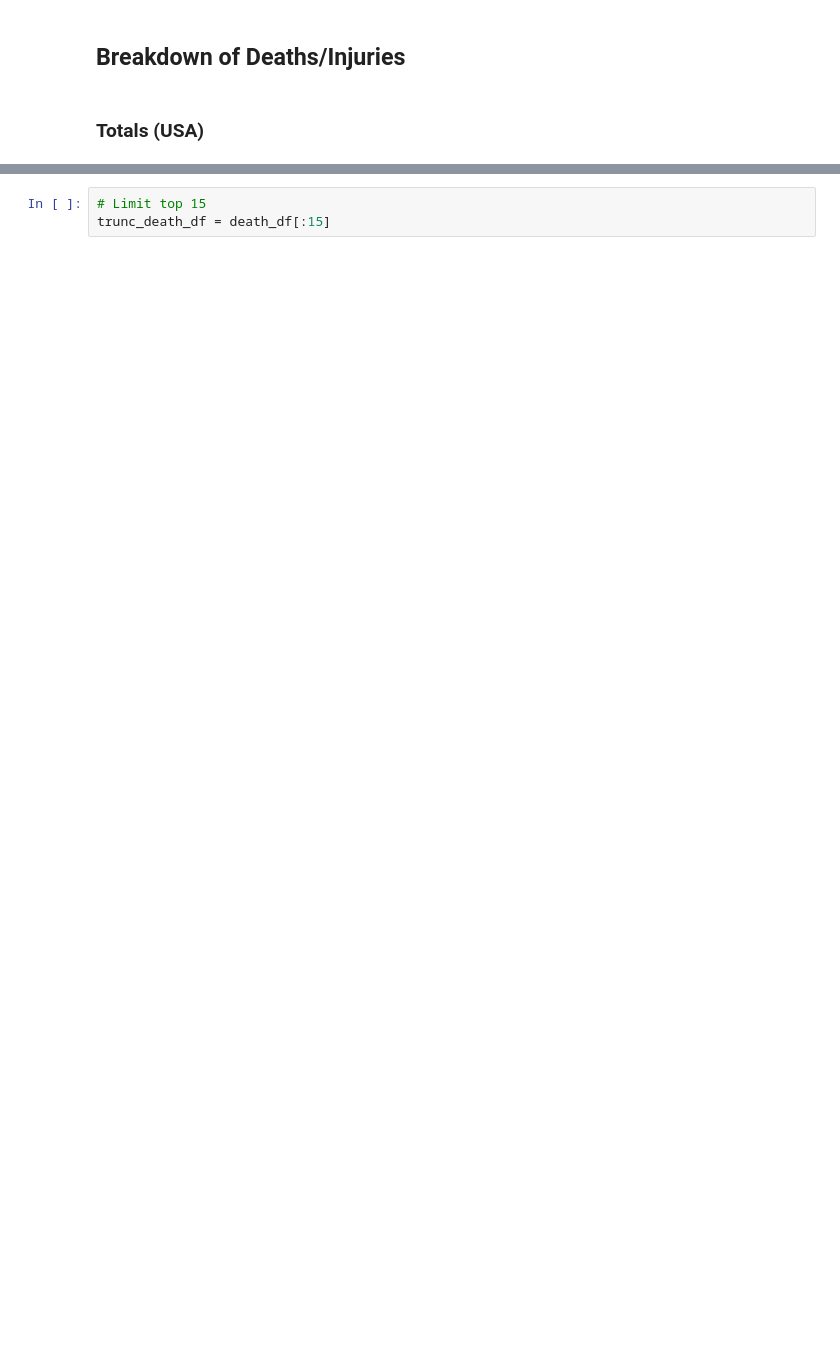
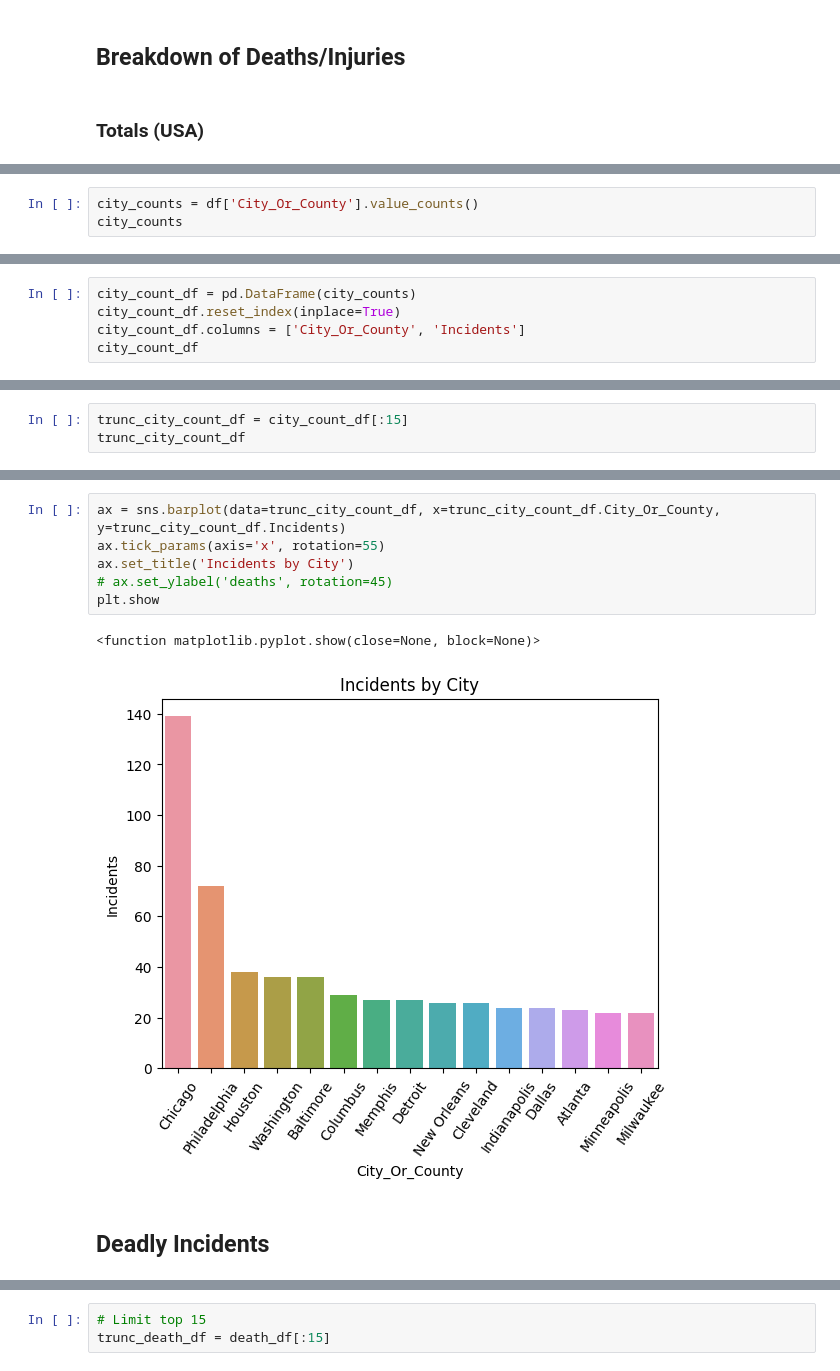
Before and after one commit to Tyton25/Event_Analysis, a Jupyter notebook: mass_gv_stats.ipynb, the cells around one changed output, grey strips where cells are left out. Saved outputs shown, nothing was run; the diff lists cells and outputs as text; blank space fills up the shorter version.

```diff
--- a/mass_gv_stats.ipynb
+++ b/mass_gv_stats.ipynb
@@ -255,0 +258,3 @@ df['Suspects_Arrested'].sum()
+# %%
+city_counts = df['City_Or_County'].value_counts()
+city_counts
@@ -255,0 +274,5 @@ df['Suspects_Arrested'].sum()
+# %%
+city_count_df = pd.DataFrame(city_counts)
+city_count_df.reset_index(inplace=True)
+city_count_df.columns = ['City_Or_County', 'Incidents']
+city_count_df
@@ -255,0 +293,3 @@ df['Suspects_Arrested'].sum()
+# %%
+trunc_city_count_df = city_count_df[:15]
+trunc_city_count_df
@@ -256,3 +313,14 @@ df['Suspects_Arrested'].sum()
+# %%
+ax = sns.barplot(data=trunc_city_count_df, x=trunc_city_count_df.City_Or_County, y=trunc_city_count_df.Incidents)
+ax.tick_params(axis='x', rotation=55)
+ax.set_title('Incidents by City')
+# ax.set_ylabel('deaths', rotation=45)
+plt.show
+# %% [output]
+<function matplotlib.pyplot.show(close=None, block=None)>
+[figure, added]
+# %% [markdown]
+## Deadly Incidents
 # %%
 deadly_df = df[df['Victims_Killed'] > 0]
 deadly_df
```
Also changed, not shown: parts of 30 cells of this notebook.
